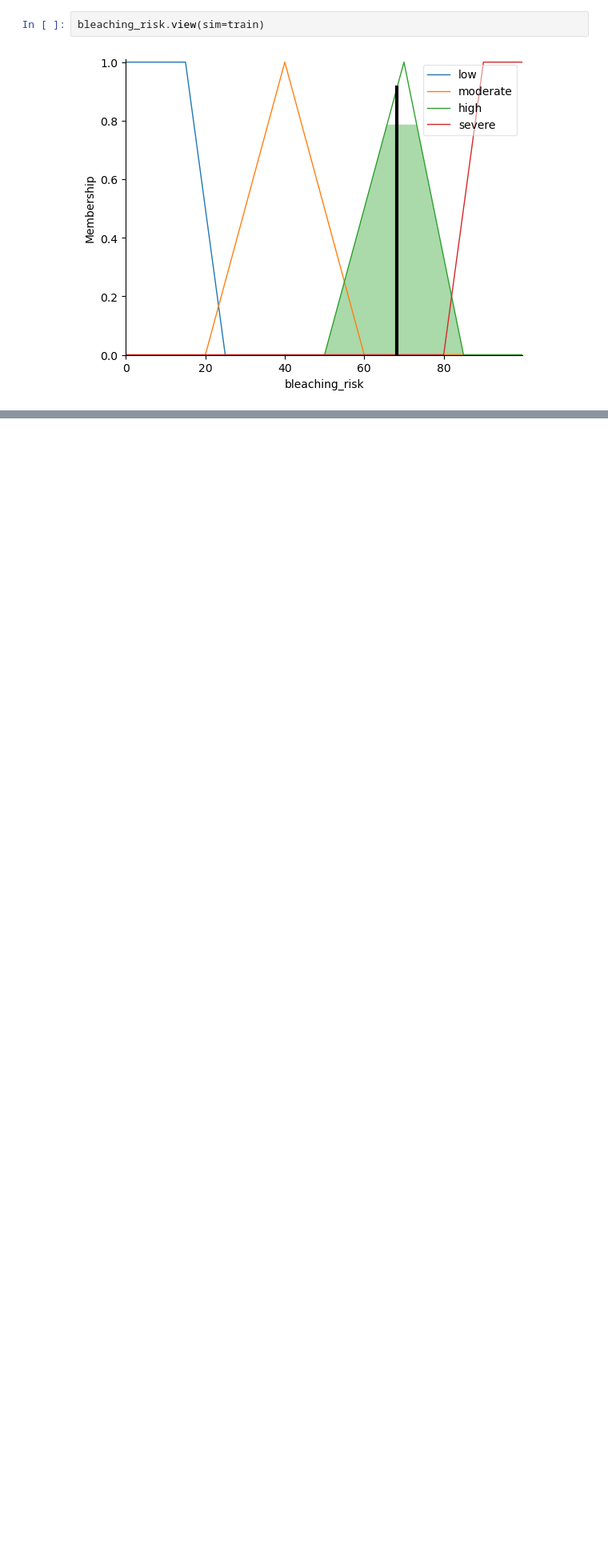
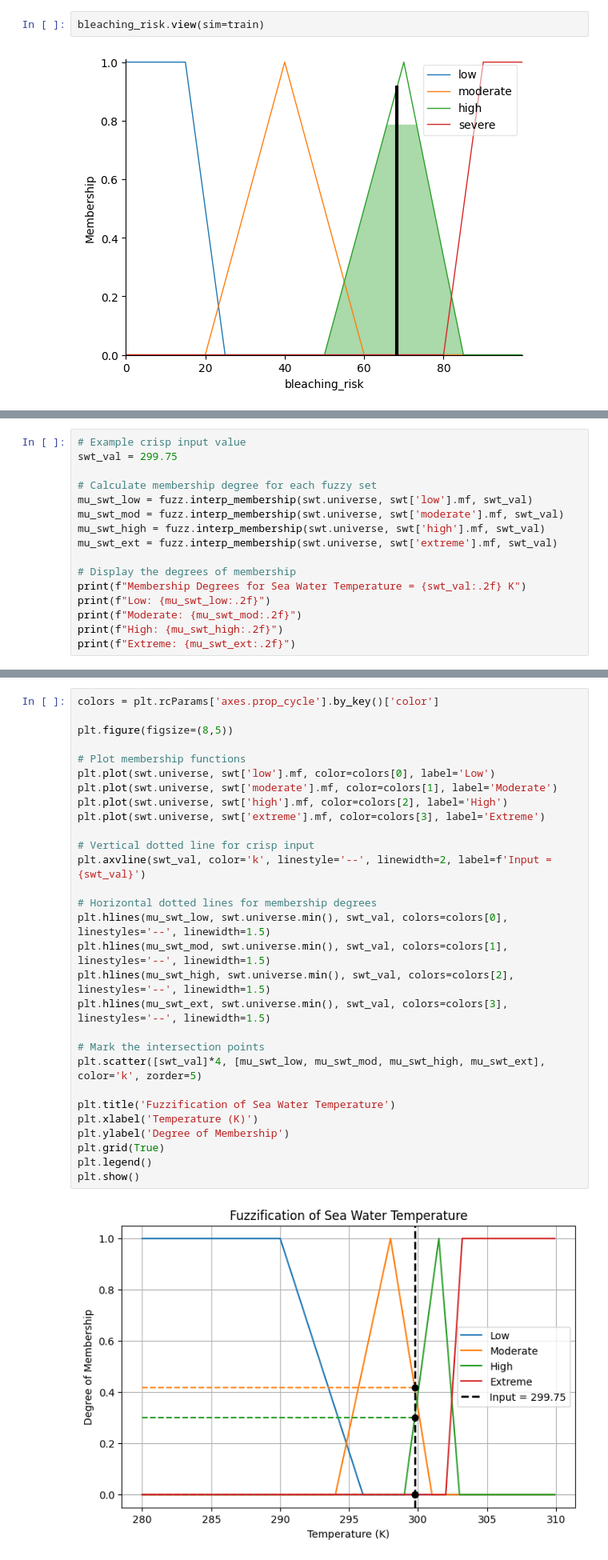
Before and after one commit to Winnee0305/coral-bleaching-fuzzy, a Jupyter notebook: fuzzy_logic.ipynb, the cells around one changed output, grey strips where cells are left out. Shown at 80% size. Cells and saved outputs as stored; diff of their text form; blank space fills up the shorter version.

```diff
--- a/fuzzy_logic.ipynb
+++ b/fuzzy_logic.ipynb
@@ -189,0 +212,16 @@ bleaching_risk.view(sim=train)
+# %%
+# Example crisp input value
+swt_val = 299.75
+
+# Calculate membership degree for each fuzzy set
+mu_swt_low = fuzz.interp_membership(swt.universe, swt['low'].mf, swt_val)
+mu_swt_mod = fuzz.interp_membership(swt.universe, swt['moderate'].mf, swt_val)
+mu_swt_high = fuzz.interp_membership(swt.universe, swt['high'].mf, swt_val)
+mu_swt_ext = fuzz.interp_membership(swt.universe, swt['extreme'].mf, swt_val)
+
+# Display the degrees of membership
+print(f"Membership Degrees for Sea Water Temperature = {swt_val:.2f} K")
+print(f"Low: {mu_swt_low:.2f}")
+print(f"Moderate: {mu_swt_mod:.2f}")
+print(f"High: {mu_swt_high:.2f}")
+print(f"Extreme: {mu_swt_ext:.2f}")
@@ -189,0 +234,31 @@ bleaching_risk.view(sim=train)
+# %%
+colors = plt.rcParams['axes.prop_cycle'].by_key()['color']
+
+plt.figure(figsize=(8,5))
+
+# Plot membership functions
+plt.plot(swt.universe, swt['low'].mf, color=colors[0], label='Low')
+plt.plot(swt.universe, swt['moderate'].mf, color=colors[1], label='Moderate')
+plt.plot(swt.universe, swt['high'].mf, color=colors[2], label='High')
+plt.plot(swt.universe, swt['extreme'].mf, color=colors[3], label='Extreme')
+
+# Vertical dotted line for crisp input
+plt.axvline(swt_val, color='k', linestyle='--', linewidth=2, label=f'Input = {swt_val}')
+
+# Horizontal dotted lines for membership degrees
+plt.hlines(mu_swt_low, swt.universe.min(), swt_val, colors=colors[0], linestyles='--', linewidth=1.5)
+plt.hlines(mu_swt_mod, swt.universe.min(), swt_val, colors=colors[1], linestyles='--', linewidth=1.5)
+plt.hlines(mu_swt_high, swt.universe.min(), swt_val, colors=colors[2], linestyles='--', linewidth=1.5)
+plt.hlines(mu_swt_ext, swt.universe.min(), swt_val, colors=colors[3], linestyles='--', linewidth=1.5)
+
+# Mark the intersection points
+plt.scatter([swt_val]*4, [mu_swt_low, mu_swt_mod, mu_swt_high, mu_swt_ext], color='k', zorder=5)
+
+plt.title('Fuzzification of Sea Water Temperature')
+plt.xlabel('Temperature (K)')
+plt.ylabel('Degree of Membership')
+plt.grid(True)
+plt.legend()
+plt.show()
+# %% [output]
+[figure, added]
```
Also changed, not shown: parts of 12 cells of this notebook.
